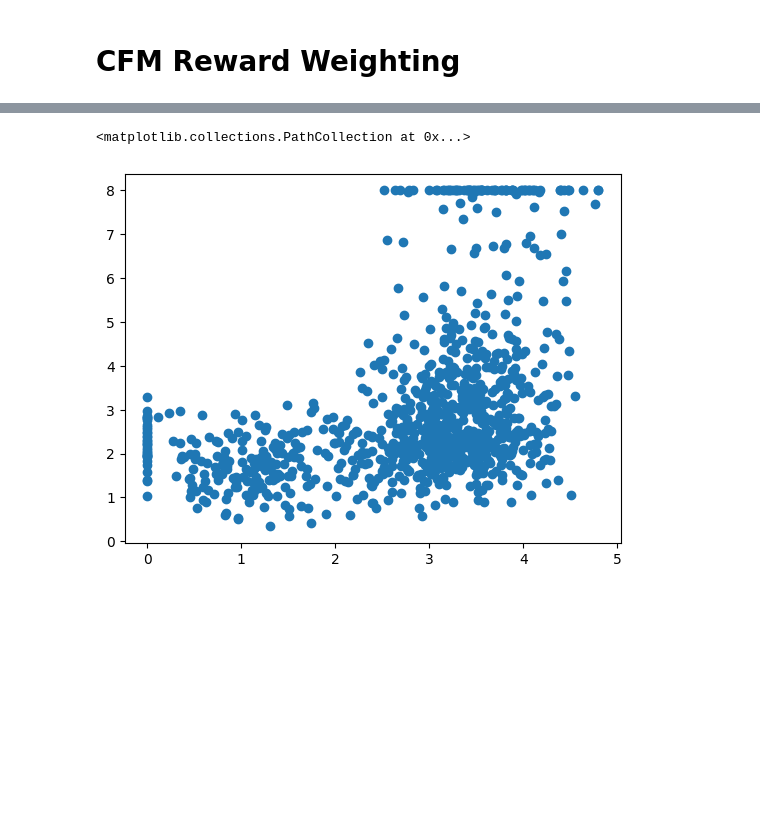
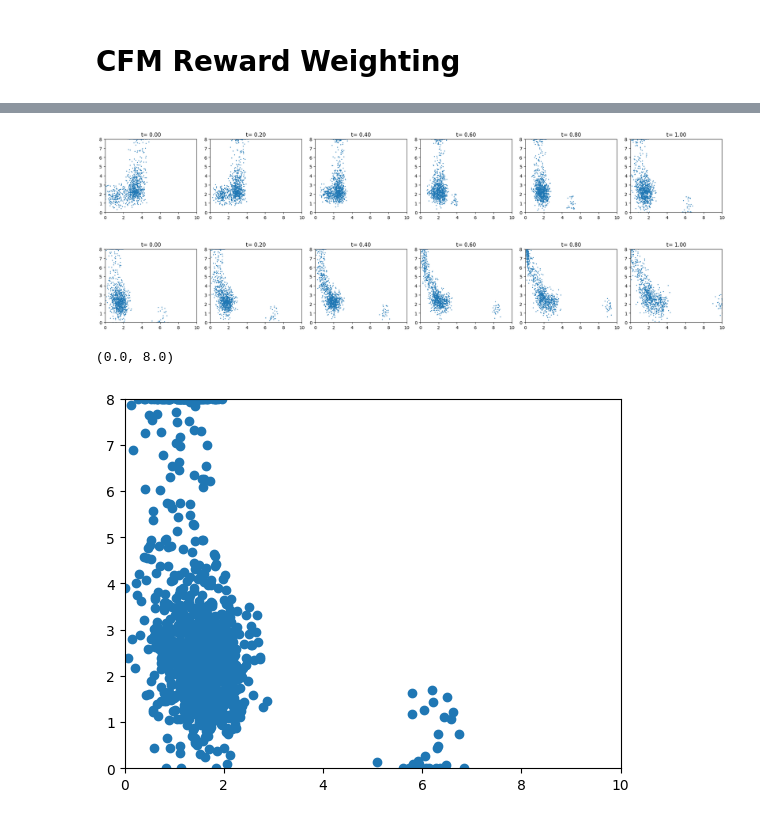
Before and after one commit to harrya32/HTI, a Jupyter notebook: rebuttal_baselines/2d_flow_matching.ipynb, the cells around one changed output, grey strips where cells are left out. Drawn from its saved outputs; the diff is of its cells as text; code cells hidden in the pictures; blank space fills up the shorter version.

```diff
--- a/rebuttal_baselines/2d_flow_matching.ipynb
+++ b/rebuttal_baselines/2d_flow_matching.ipynb
@@ -734,6 +827,46 @@ torch.Size([11, 1000, 9])
+# %%
+sol_0 = sol_0.cpu().numpy()
+T = T.cpu()
+cond = cond.cpu().numpy()
+fig, axs = plt.subplots(1, 6,figsize=(20,20))
+
+for i in range(6):
+    #clip the values to [0,10] and [0,8]
+    sol_0[i,:,0] = np.clip(sol_0[i,:,0], 0, 10)
+    sol_0[i,:,1] = np.clip(sol_0[i,:,1], 0, 8)
+    axs[i].scatter(sol_0[i,:,0], sol_0[i,:,1], s=1)
+    axs[i].set_aspect('equal')
+    axs[i].set_xlim(0, 10)
+    axs[i].set_ylim(0, 8)
+    axs[i].set_title('t= %.2f' % (T[i]))
+
+plt.tight_layout()
+plt.show()
+# %% [output]
+[figure, added]
+# %%
+sol_1 = sol_1.cpu().numpy()
+fig, axs = plt.subplots(1, 6,figsize=(20,20))
+
+for i in range(6):
+    #clip the values to [0,10] and [0,8]
+    sol_1[i,:,0] = np.clip(sol_1[i,:,0], 0, 10)
+    sol_1[i,:,1] = np.clip(sol_1[i,:,1], 0, 8)
+    axs[i].scatter(sol_1[i,:,0], sol_1[i,:,1], s=1)
+    axs[i].set_aspect('equal')
+    axs[i].set_xlim(0, 10)
+    axs[i].set_ylim(0, 8)
+    axs[i].set_title('t= %.2f' % (T[i]))
+
+plt.tight_layout()
+plt.show()
+# %% [output]
+[figure, added]
 # %%
-plt.scatter(rl_data[0, :, 0].cpu(), rl_data[0, :, 1].cpu())
+plt.scatter(rl_data[5, :, 0].cpu(), rl_data[5, :, 1].cpu())
+plt.xlim(0, 10)
+plt.ylim(0, 8)
 # %% [output]
-<matplotlib.collections.PathCollection at 0x...>
+(0.0, 8.0)
-[figure, old version]
+[figure, new version]
 # %%
```
Also changed, not shown: parts of 25 cells of this notebook, 4 other files.
